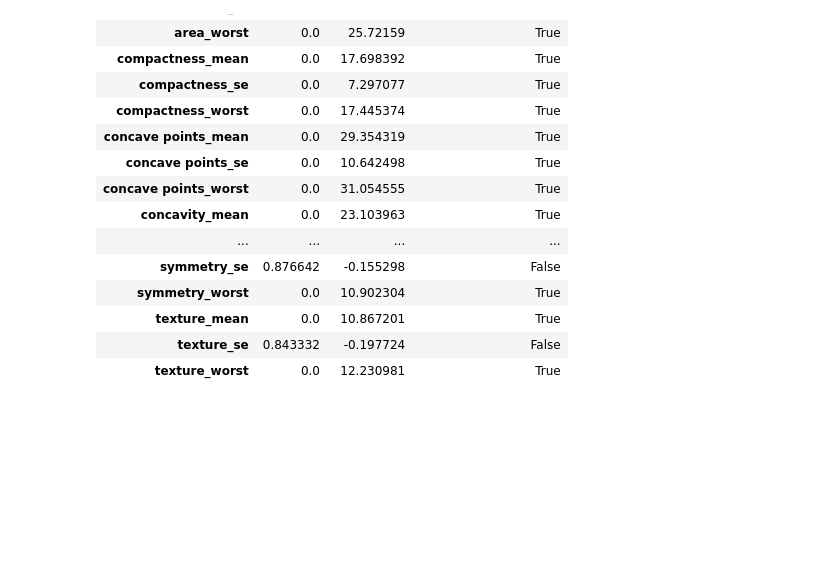
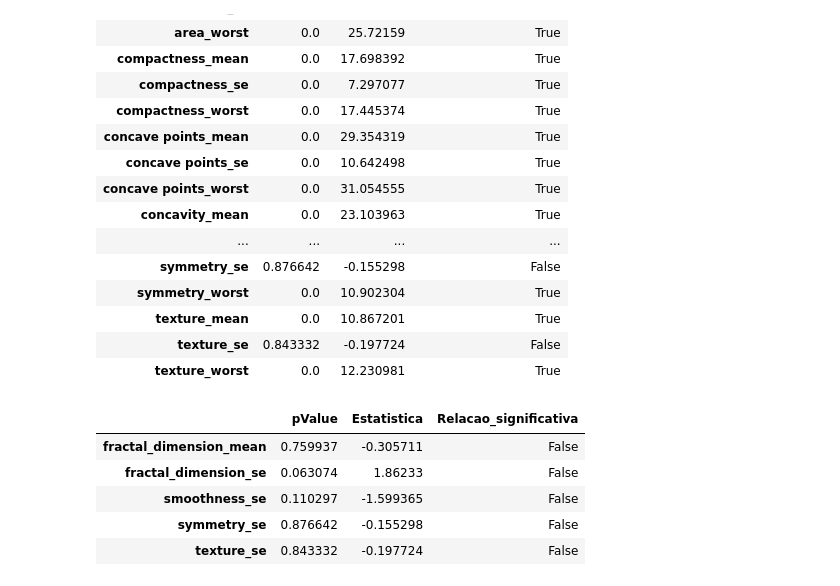
Before and after one commit to HilarioMarques/Classificacao_AlgoritmosLineares_DiagnosticoCancer_Kaggle, a Jupyter notebook: notebooks/AnaliseExploratoria.ipynb, the cells around one changed output. Drawn from its saved outputs; the diff is of its cells as text; code cells hidden in the pictures; blank space fills up the shorter version.

```diff
--- a/notebooks/AnaliseExploratoria.ipynb
+++ b/notebooks/AnaliseExploratoria.ipynb
@@ -329,7 +329,8 @@ for coluna in colunas_numericas:
         "Relacao_significativa": pValue_mw < alfa,
     }
 # %%
-df_analises_pd.DataFrame(analise_colunas_ttest).T
+df_analises_colunas_ttest = pd.DataFrame(analise_colunas_ttest).T
+df_analises_colunas_ttest
 # %% [output]
 |  | pValue | Estatistica | Relacao_significativa |
 | area_mean | 0.0 | 23.938687 | True |
@@ -348,4 +349,15 @@ df_analises_pd.DataFrame(analise_colunas_ttest).T
 | texture_mean | 0.0 | 10.867201 | True |
 | texture_se | 0.843332 | -0.197724 | False |
 | texture_worst | 0.0 | 12.230981 | True |
+# %%
+df_analises_colunas_ttest[
+    df_analises_colunas_ttest["Relacao_significativa"] == False
+]
+# %% [output]
+|  | pValue | Estatistica | Relacao_significativa |
+| fractal_dimension_mean | 0.759937 | -0.305711 | False |
+| fractal_dimension_se | 0.063074 | 1.86233 | False |
+| smoothness_se | 0.110297 | -1.599365 | False |
+| symmetry_se | 0.876642 | -0.155298 | False |
+| texture_se | 0.843332 | -0.197724 | False |
 # %%
```
Also changed, not shown: parts of 2 cells of this notebook.
